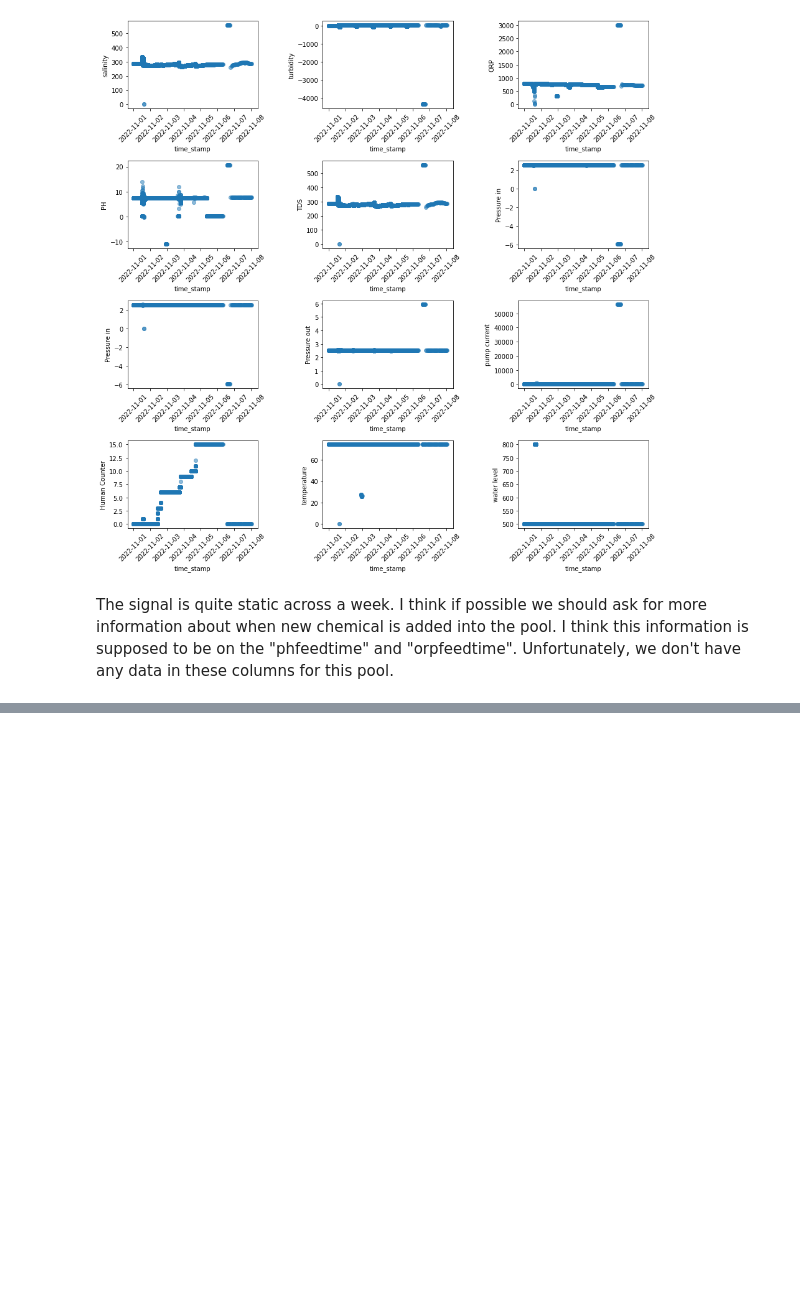
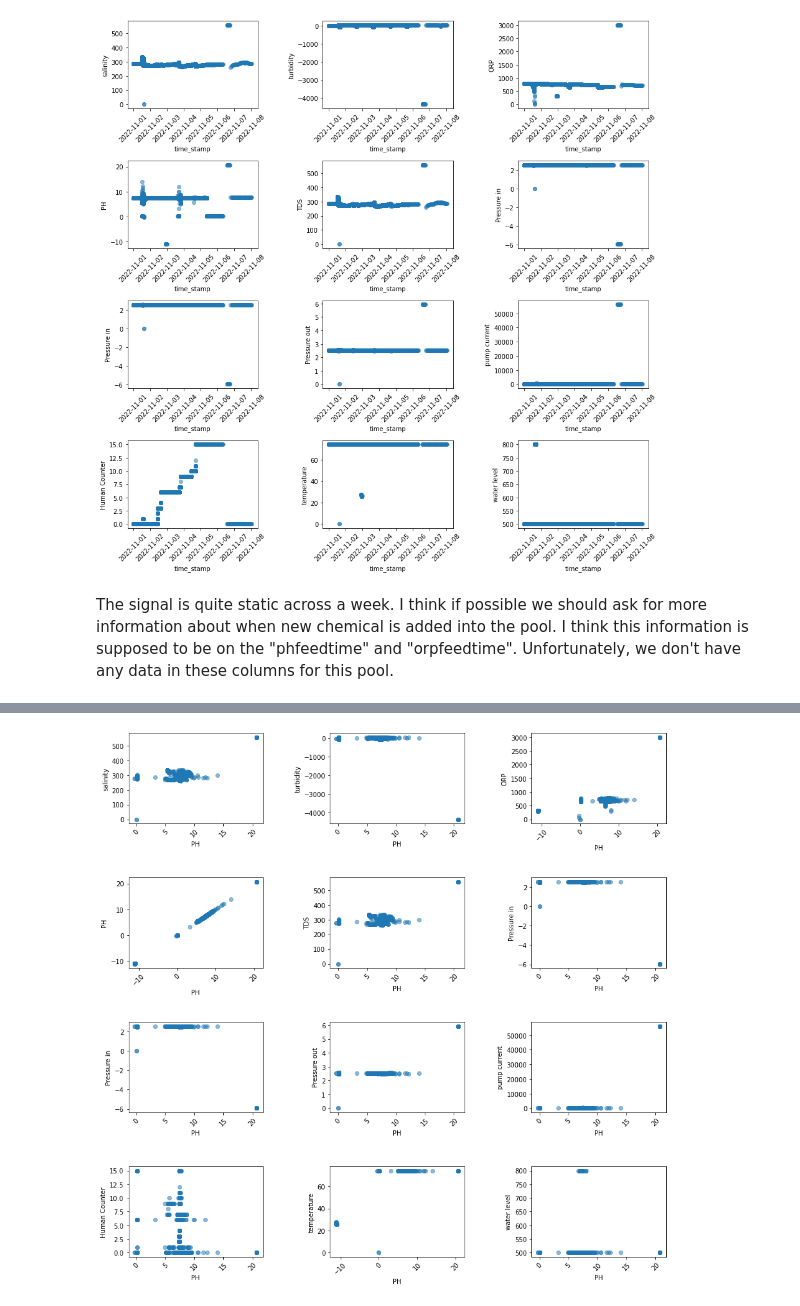
Before and after one commit to lutimoth/RIIPEN_ANTLER, a Jupyter notebook: Michael_Notebooks/Initial Exploratory Data Analysis.ipynb, the cells around one changed output, grey strips where cells are left out. Drawn from its saved outputs; the diff is of its cells as text; code cells hidden in the pictures; blank space fills up the shorter version.

Commit message:
Update Initial Exploratory Data Analysis.ipynb
Add Some Correlations

```diff
--- a/Michael_Notebooks/Initial Exploratory Data Analysis.ipynb
+++ b/Michael_Notebooks/Initial Exploratory Data Analysis.ipynb
@@ -149,7 +149,7 @@ pooldata['time_stamp']=pd.to_datetime(pooldata['time_stamp'],format='%Y-%m-%d %H
 # %%
 colume=['salinity','turbidity','ORP','PH','TDS','Pressure in','Pressure in','Pressure out','pump current','Human Counter','temperature','water level']
 # %%
-def scatterplots(columns, ncol=None, figsize=(15, 8)):
+def scatterplots(xcolumn,columns, ncol=None, figsize=(15, 8)):
     if ncol is None:
         ncol = len(columns)
     nrow = int(np.ceil(len(columns) / ncol))
@@ -157,8 +157,8 @@ def scatterplots(columns, ncol=None, figsize=(15, 8)):
     fig.subplots_adjust(wspace=0.5, hspace=0.6)
     for i, col in enumerate(columns):
         ax = axes.flatten()[i]
-        ax.scatter(x = 'time_stamp', y = col, data=pooldata, alpha=0.5)
-        ax.set(xlabel='time_stamp', ylabel=col)
+        ax.scatter(x = xcolumn, y = col, data=pooldata, alpha=0.5)
+        ax.set(xlabel=xcolumn, ylabel=col)
         ax.tick_params(axis='x', labelrotation=45)
     nsubplots = nrow * ncol
     for empty in range(i+1, nsubplots):
@@ -171,0 +177,4 @@ The signal is quite static across a week. I think if possible we should ask for
+# %%
+scatterplots('PH',colume, ncol=3, figsize=(15, 15))
+# %% [output]
+[figure, added]
```
Also changed, not shown: parts of 2 cells of this notebook.
